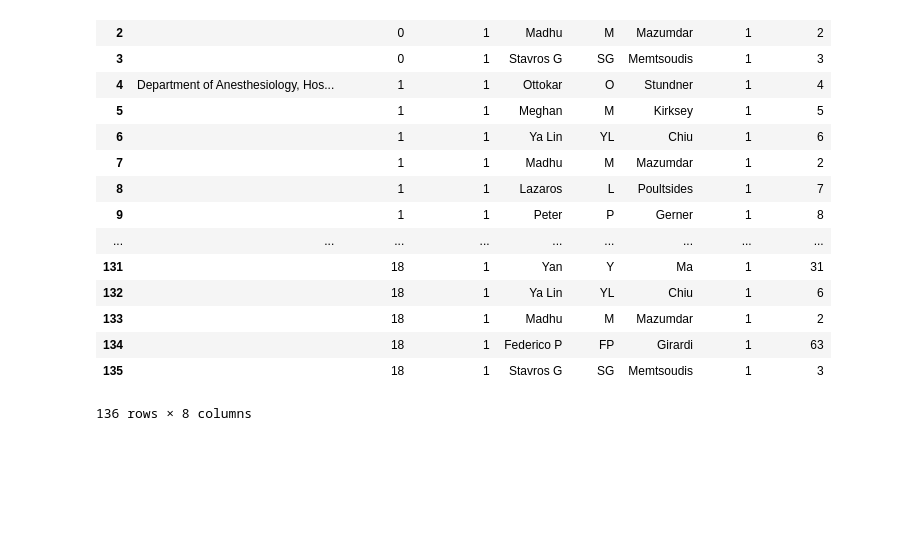
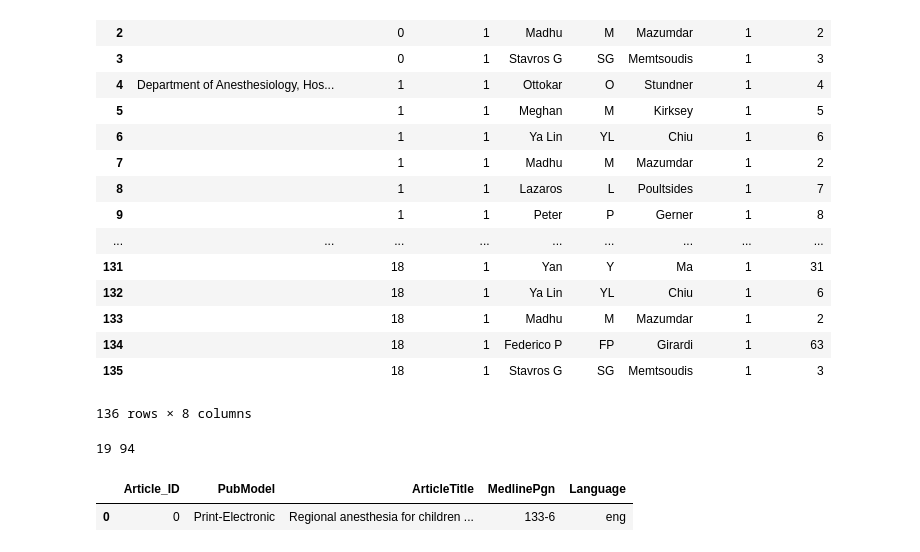
Before and after one commit to tobyatgithub/CS5200_Practicum2, a Jupyter notebook: XML_Explore.ipynb, the cells around one changed output. Drawn from its saved outputs; the diff is of its cells as text; code cells hidden in the pictures; blank space fills up the shorter version.

```diff
--- a/XML_Explore.ipynb
+++ b/XML_Explore.ipynb
@@ -432,3 +440,10 @@ new_authorList_df
 136 rows × 8 columns
 # %%
 new_authorList_df.to_csv("authorList.csv")
+# %%
+print(len(article_df), len(history_df))
+article_df.head(1)
+# %% [output]
+19 94
+|  | Article_ID | PubModel | ArticleTitle | MedlinePgn | Language |
+| 0 | 0 | Print-Electronic | Regional anesthesia for children ... | 133-6 | eng |
```
Also changed, not shown: parts of 5 cells of this notebook, 3 other files.
